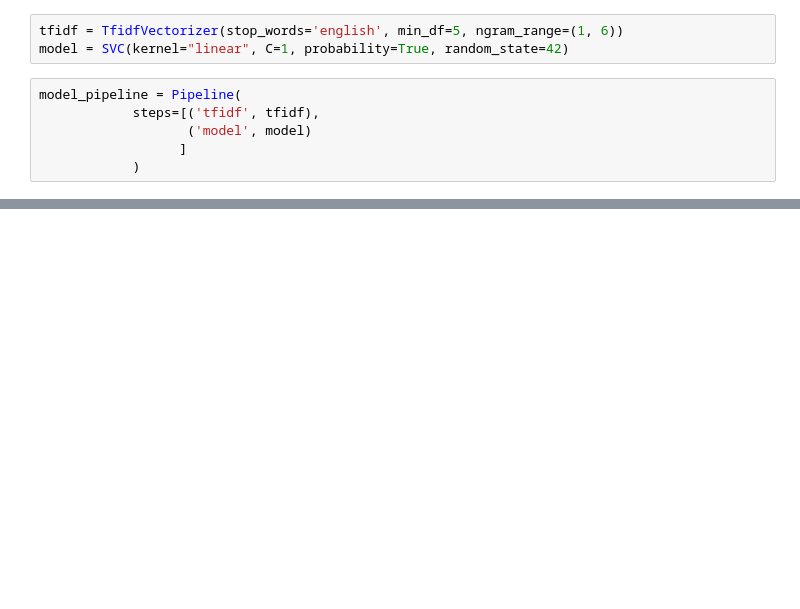
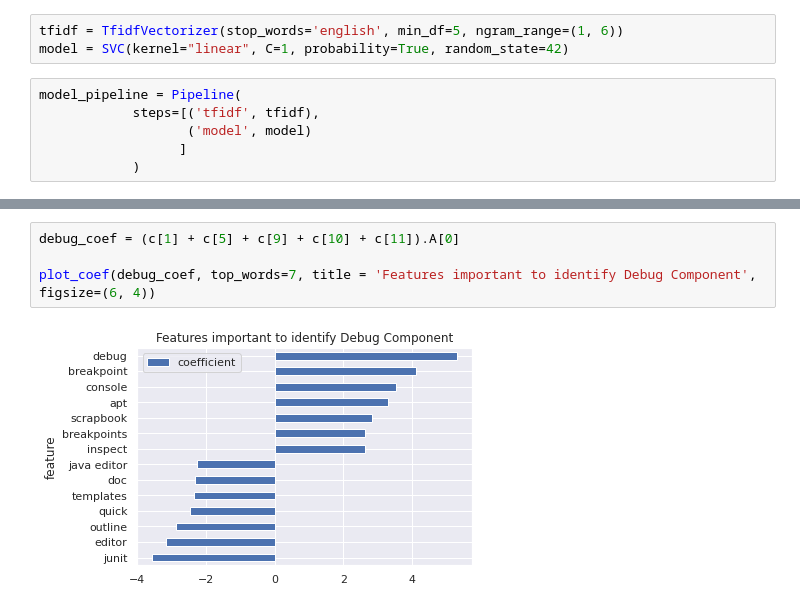
Before and after one commit to lkarjun/workouts-nlp, a Jupyter notebook: 5. Java-Development-Bug-Classification/bug_classifier.ipynb, the cells around one changed output, grey strips where cells are left out. Drawn from its saved outputs; the diff is of its cells as text; blank space fills up the shorter version.

```diff
--- a/5. Java-Development-Bug-Classification/bug_classifier.ipynb
+++ b/5. Java-Development-Bug-Classification/bug_classifier.ipynb
@@ -207,0 +347,6 @@ print("Trian Accuracy Score: ", accuracy_score(Y_train, model.predict(X_train)))
+# %%
+debug_coef = (c[1] + c[5] + c[9] + c[10] + c[11]).A[0]
+
+plot_coef(debug_coef, top_words=7, title = 'Features important to identify Debug Component', figsize=(6, 4))
+# %% [output]
+[figure, added]
```
Also changed, not shown: parts of 33 cells of this notebook.
